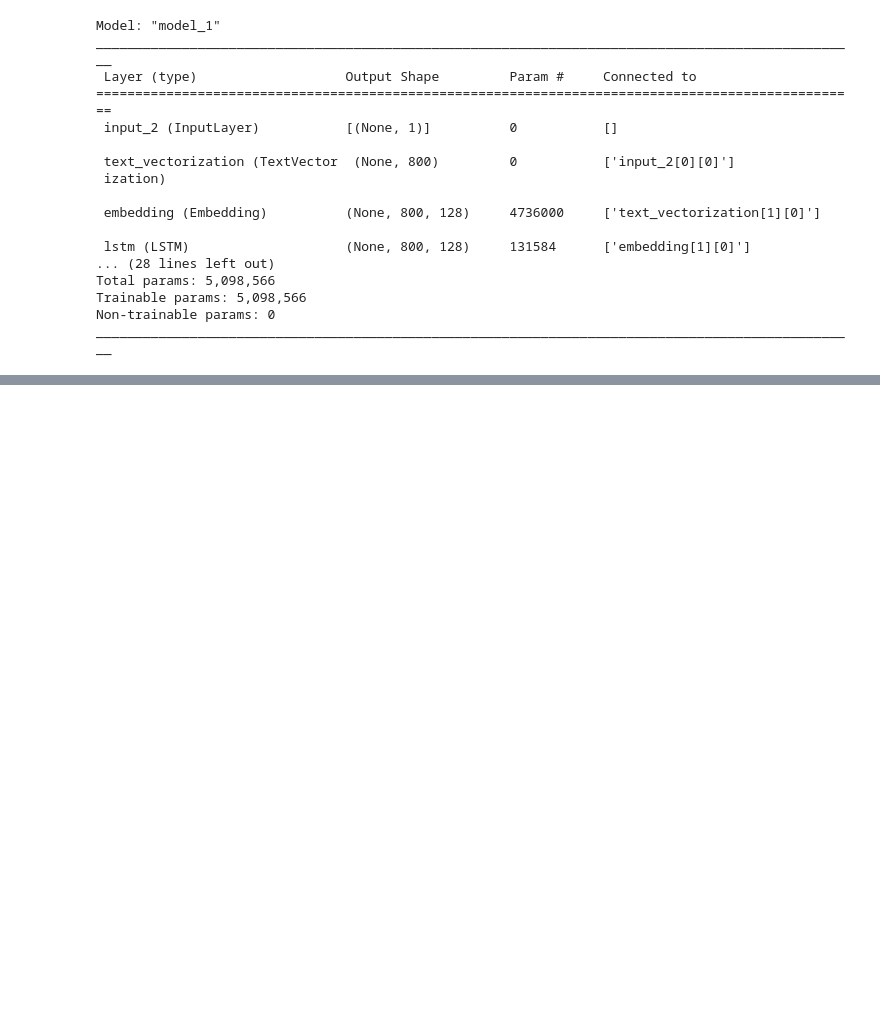
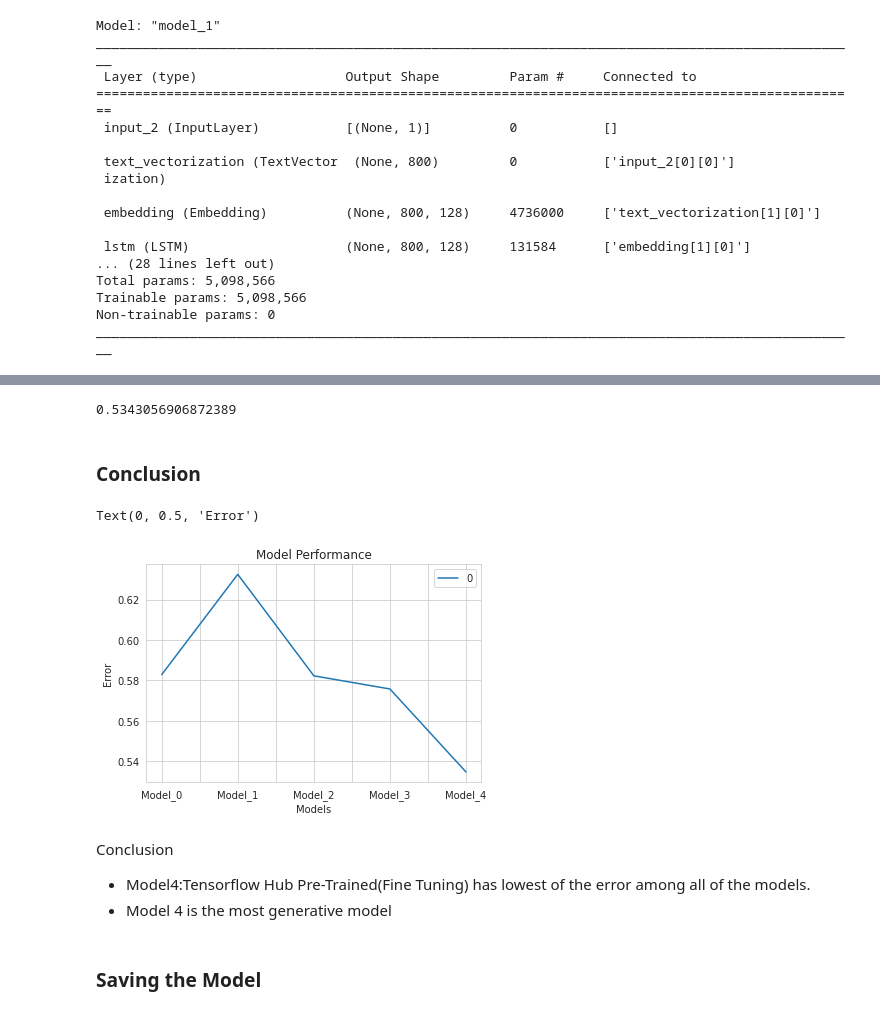
Before and after one commit to reesejohn900/PROJECTS, a Jupyter notebook: feedback-prize-english-language-learning.ipynb, the cells around one changed output, grey strips where cells are left out. Drawn from its saved outputs; the diff is of its cells as text; code cells hidden in the pictures; blank space fills up the shorter version.

```diff
--- a/feedback-prize-english-language-learning.ipynb
+++ b/feedback-prize-english-language-learning.ipynb
@@ -394,0 +670,27 @@ evaluate(preds_1)
+# %%
+evaluate(preds_4)
+# %% [output]
+0.5343056906872389
+# %% [markdown]
+### Conclusion
+# %%
+d = {'Model_0':0.582889622545415,
+     'Model_1':0.632485123657891,
+     'Model_2':0.5823156538127949,
+     'Model_3':0.5758048372145745,
+     'Model_4':0.5347566007269002}
+# %%
+pd.DataFrame(data=d.values(),index=d.keys()).plot()
+plt.title('Model Performance')
+plt.xlabel('Models')
+plt.ylabel('Error')
+# %% [output]
+Text(0, 0.5, 'Error')
+[figure, added]
+# %% [markdown]
+Conclusion
+
+* Model4:Tensorflow Hub Pre-Trained(Fine Tuning) has lowest of the error among all of the models.
+* Model 4 is the most generative model
+# %% [markdown]
+### Saving the Model
```
Also changed, not shown: parts of 57 cells of this notebook.
